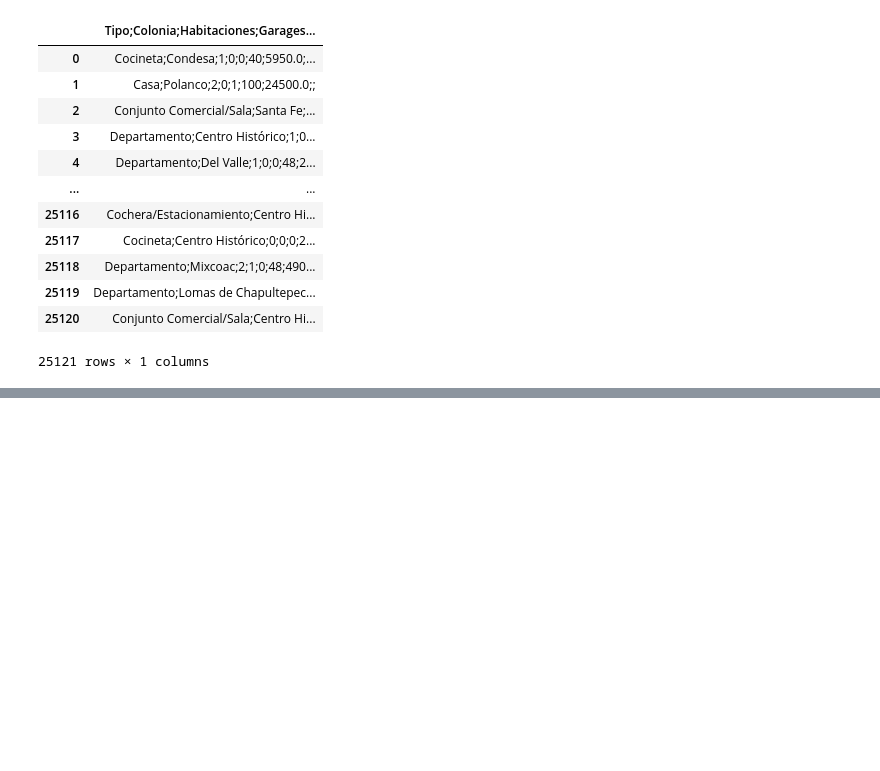
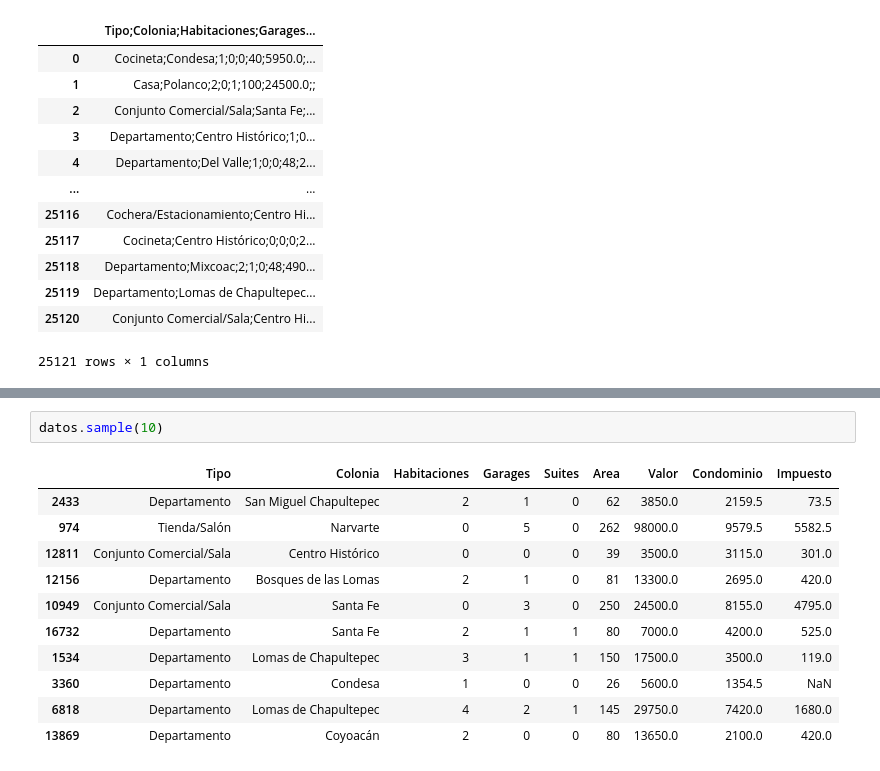
Before and after one commit to MareitaLunar/amigosecreto, a Jupyter notebook: inmuebles_cdmx.ipynb, the cells around one changed output, grey strips where cells are left out. Drawn from its saved outputs; the diff is of its cells as text; blank space fills up the shorter version.

```diff
--- a/inmuebles_cdmx.ipynb
+++ b/inmuebles_cdmx.ipynb
@@ -24,0 +90,14 @@ pd.read_csv(url)
+# %%
+datos.sample(10)
+# %% [output]
+|  | Tipo | Colonia | Habitaciones | Garages | Suites | Area | Valor | Condominio | Impuesto |
+| 2433 | Departamento | San Miguel Chapultepec | 2 | 1 | 0 | 62 | 3850.0 | 2159.5 | 73.5 |
+| 974 | Tienda/Salón | Narvarte | 0 | 5 | 0 | 262 | 98000.0 | 9579.5 | 5582.5 |
+| 12811 | Conjunto Comercial/Sala | Centro Histórico | 0 | 0 | 0 | 39 | 3500.0 | 3115.0 | 301.0 |
+| 12156 | Departamento | Bosques de las Lomas | 2 | 1 | 0 | 81 | 13300.0 | 2695.0 | 420.0 |
+| 10949 | Conjunto Comercial/Sala | Santa Fe | 0 | 3 | 0 | 250 | 24500.0 | 8155.0 | 4795.0 |
+| 16732 | Departamento | Santa Fe | 2 | 1 | 1 | 80 | 7000.0 | 4200.0 | 525.0 |
+| 1534 | Departamento | Lomas de Chapultepec | 3 | 1 | 1 | 150 | 17500.0 | 3500.0 | 119.0 |
+| 3360 | Departamento | Condesa | 1 | 0 | 0 | 26 | 5600.0 | 1354.5 | NaN |
+| 6818 | Departamento | Lomas de Chapultepec | 4 | 2 | 1 | 145 | 29750.0 | 7420.0 | 1680.0 |
+| 13869 | Departamento | Coyoacán | 2 | 0 | 0 | 80 | 13650.0 | 2100.0 | 420.0 |
```
Also changed, not shown: parts of 5 cells of this notebook.
